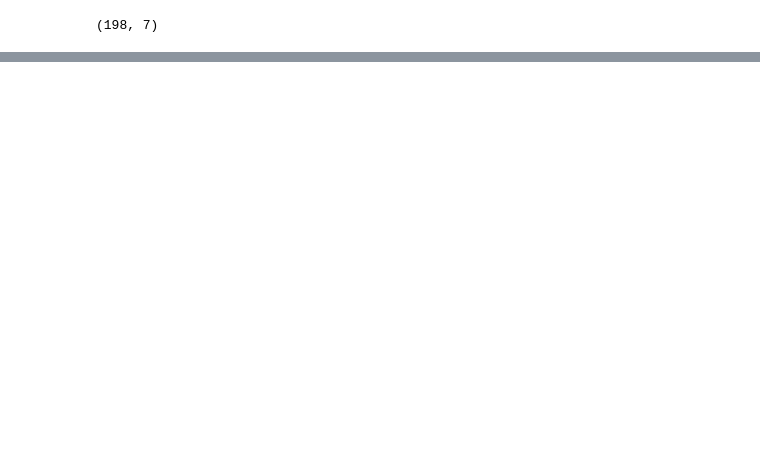
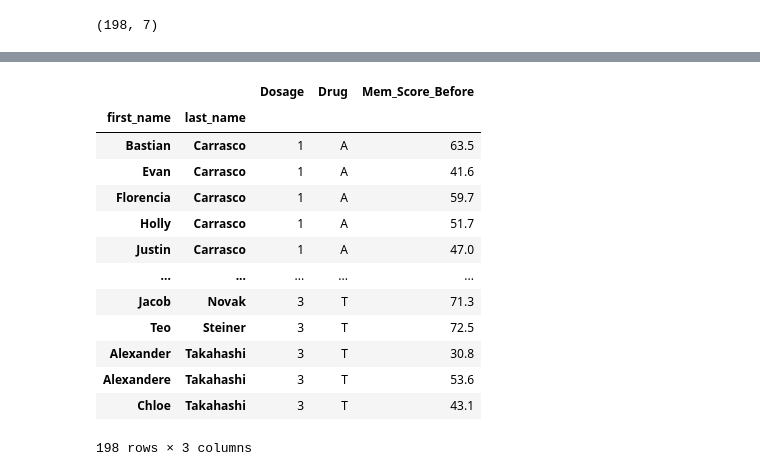
Before and after one commit to gseemann/pandas_tutorial, a Jupyter notebook: pandas_tutorial_p2.ipynb, the cells around one changed output, grey strips where cells are left out. Drawn from its saved outputs; the diff is of its cells as text; code cells hidden in the pictures; blank space fills up the shorter version.

```diff
--- a/pandas_tutorial_p2.ipynb
+++ b/pandas_tutorial_p2.ipynb
@@ -250,0 +266,17 @@ df.iloc[1:3,2:]
+# %%
+df.iloc[:, 2:5]    #returns all rows and the 2nd thru 4th columns
+# %% [output]
+|  |  | Dosage | Drug | Mem_Score_Before |
+| first_name | last_name |  |  |  |
+| Bastian | Carrasco | 1 | A | 63.5 |
+| Evan | Carrasco | 1 | A | 41.6 |
+| Florencia | Carrasco | 1 | A | 59.7 |
+| Holly | Carrasco | 1 | A | 51.7 |
+| Justin | Carrasco | 1 | A | 47.0 |
+| ... | ... | ... | ... | ... |
+| Jacob | Novak | 3 | T | 71.3 |
+| Teo | Steiner | 3 | T | 72.5 |
+| Alexander | Takahashi | 3 | T | 30.8 |
+| Alexandere | Takahashi | 3 | T | 53.6 |
+| Chloe | Takahashi | 3 | T | 43.1 |
+198 rows × 3 columns
```
Also changed, not shown: parts of 5 cells of this notebook.
